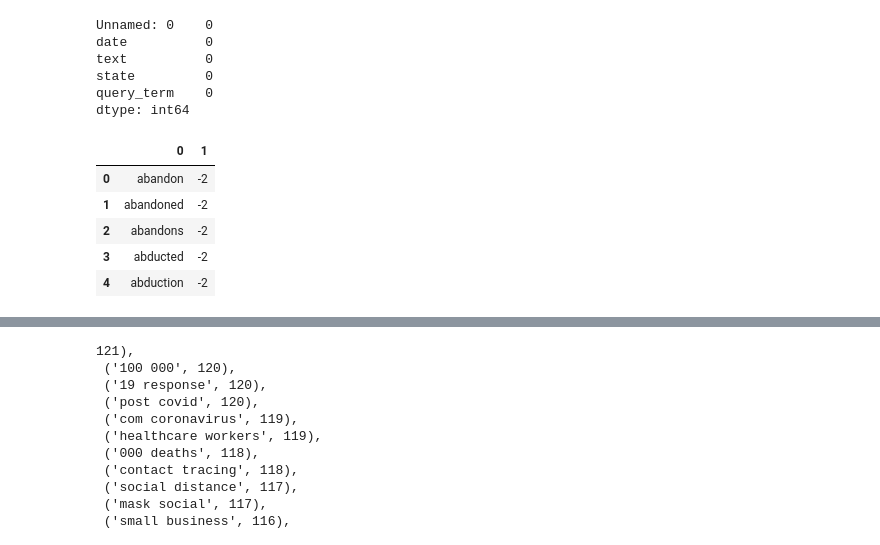
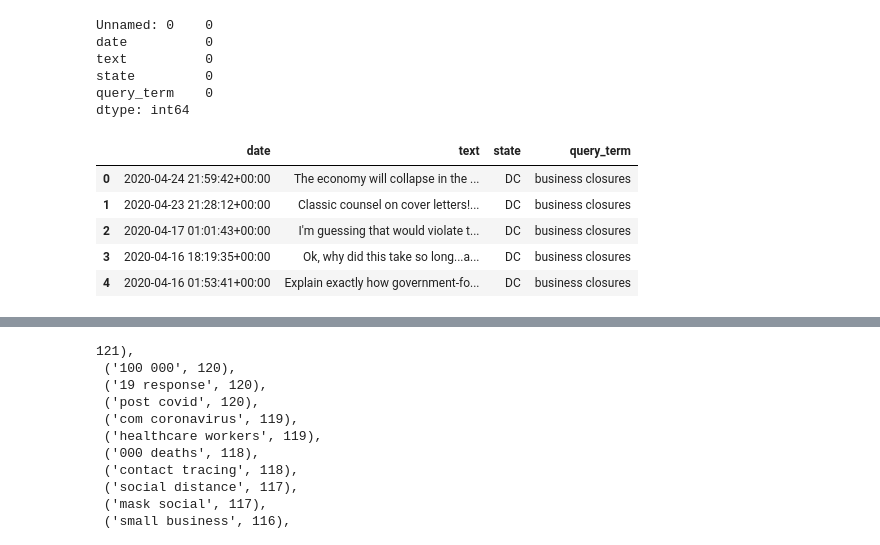
Before and after one commit to biborsz/COVID-social-distancing-sentiment-analysis, a Jupyter notebook: nlp.ipynb, the cells around one changed output, grey strips where cells are left out. Saved outputs shown, nothing was run; the diff lists cells and outputs as text; code cells hidden in the pictures.

Commit message:
Updated NLP Notebook and adding CSV with sentiment scores.

```diff
--- a/nlp.ipynb
+++ b/nlp.ipynb
@@ -40,4 +43,4 @@ state         0
 query_term    0
 dtype: int64
 # %%
-data.dropna(inplace=True)
+data.drop(columns=['Unnamed: 0'], inplace=True)
@@ -46,9 +47,9 @@ sentiment_words = pd.read_csv('/Users/derekmcadam/GA/projects/project_5/AFINN-11
 # %%
-sentiment_words.head()
+data.head()
 # %% [output]
-|  | 0 | 1 |
-| 0 | abandon | -2 |
-| 1 | abandoned | -2 |
-| 2 | abandons | -2 |
-| 3 | abducted | -2 |
-| 4 | abduction | -2 |
+|  | date | text | state | query_term |
+| 0 | 2020-04-24 21:59:42+00:00 | The economy will collapse in the ... | DC | business closures |
+| 1 | 2020-04-23 21:28:12+00:00 | Classic counsel on cover letters!... | DC | business closures |
+| 2 | 2020-04-17 01:01:43+00:00 | I'm guessing that would violate t... | DC | business closures |
+| 3 | 2020-04-16 18:19:35+00:00 | Ok, why did this take so long...a... | DC | business closures |
+| 4 | 2020-04-16 01:53:41+00:00 | Explain exactly how government-fo... | DC | business closures |
```
Also changed, not shown: parts of 26 cells of this notebook, 3 other files.
